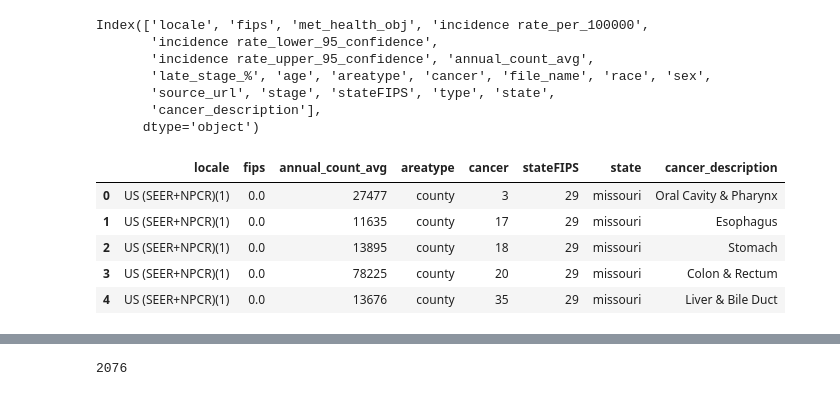
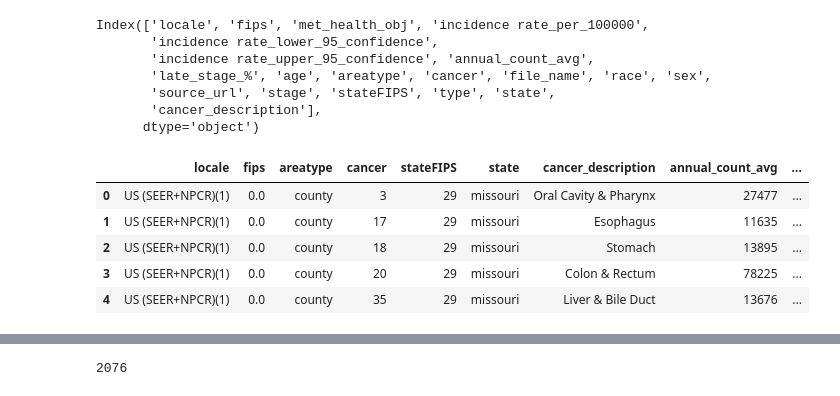
Before and after one commit to Merrel/Cancer-Industry-Dashboard, a Jupyter notebook: feature_analysis/Joining_Cancer_Industry_datasets.ipynb, the cells around one changed output, grey strips where cells are left out. Cells and saved outputs as stored; diff of their text form; code cells hidden in the pictures.

Commit message:
Changing merged dataset cancer_industry.csv to include incidence rates

```diff
--- a/feature_analysis/Joining_Cancer_Industry_datasets.ipynb
+++ b/feature_analysis/Joining_Cancer_Industry_datasets.ipynb
@@ -25,16 +25,17 @@ Index(['locale', 'fips', 'met_health_obj', 'incidence rate_per_100000',
        'cancer_description'],
       dtype='object')
 # %%
-cancer_data = cancer_data[['locale', 'fips', 'annual_count_avg', 'areatype', 'cancer', 'stateFIPS',
-       'state', 'cancer_description']]
+cancer_data = cancer_data[['locale', 'fips', 'areatype', 'cancer', 'stateFIPS',
+       'state', 'cancer_description', 'annual_count_avg', 'incidence rate_per_100000',
+        'incidence rate_lower_95_confidence', 'incidence rate_upper_95_confidence']]
 cancer_data.head()
 # %% [output]
-|  | locale | fips | annual_count_avg | areatype | cancer | stateFIPS | state | cancer_description |
-| 0 | US (SEER+NPCR)(1) | 0.0 | 27477 | county | 3 | 29 | missouri | Oral Cavity & Pharynx |
-| 1 | US (SEER+NPCR)(1) | 0.0 | 11635 | county | 17 | 29 | missouri | Esophagus |
-| 2 | US (SEER+NPCR)(1) | 0.0 | 13895 | county | 18 | 29 | missouri | Stomach |
-| 3 | US (SEER+NPCR)(1) | 0.0 | 78225 | county | 20 | 29 | missouri | Colon & Rectum |
-| 4 | US (SEER+NPCR)(1) | 0.0 | 13676 | county | 35 | 29 | missouri | Liver & Bile Duct |
+|  | locale | fips | areatype | cancer | stateFIPS | state | cancer_description | annual_count_avg | ... |
+| 0 | US (SEER+NPCR)(1) | 0.0 | county | 3 | 29 | missouri | Oral Cavity & Pharynx | 27477 | ... |
+| 1 | US (SEER+NPCR)(1) | 0.0 | county | 17 | 29 | missouri | Esophagus | 11635 | ... |
+| 2 | US (SEER+NPCR)(1) | 0.0 | county | 18 | 29 | missouri | Stomach | 13895 | ... |
+| 3 | US (SEER+NPCR)(1) | 0.0 | county | 20 | 29 | missouri | Colon & Rectum | 78225 | ... |
+| 4 | US (SEER+NPCR)(1) | 0.0 | county | 35 | 29 | missouri | Liver & Bile Duct | 13676 | ... |
 # %%
 cancer_data.tail()
 # %% [output]
```
Also changed, not shown: parts of 2 cells of this notebook, 1 other file.
